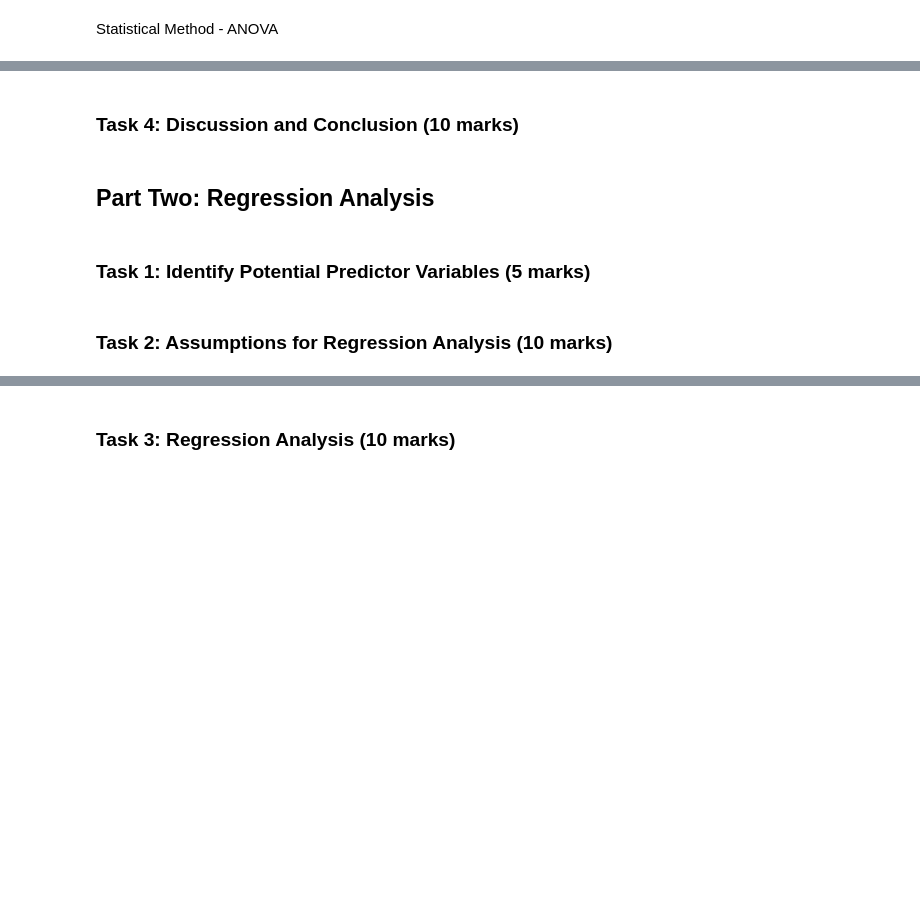
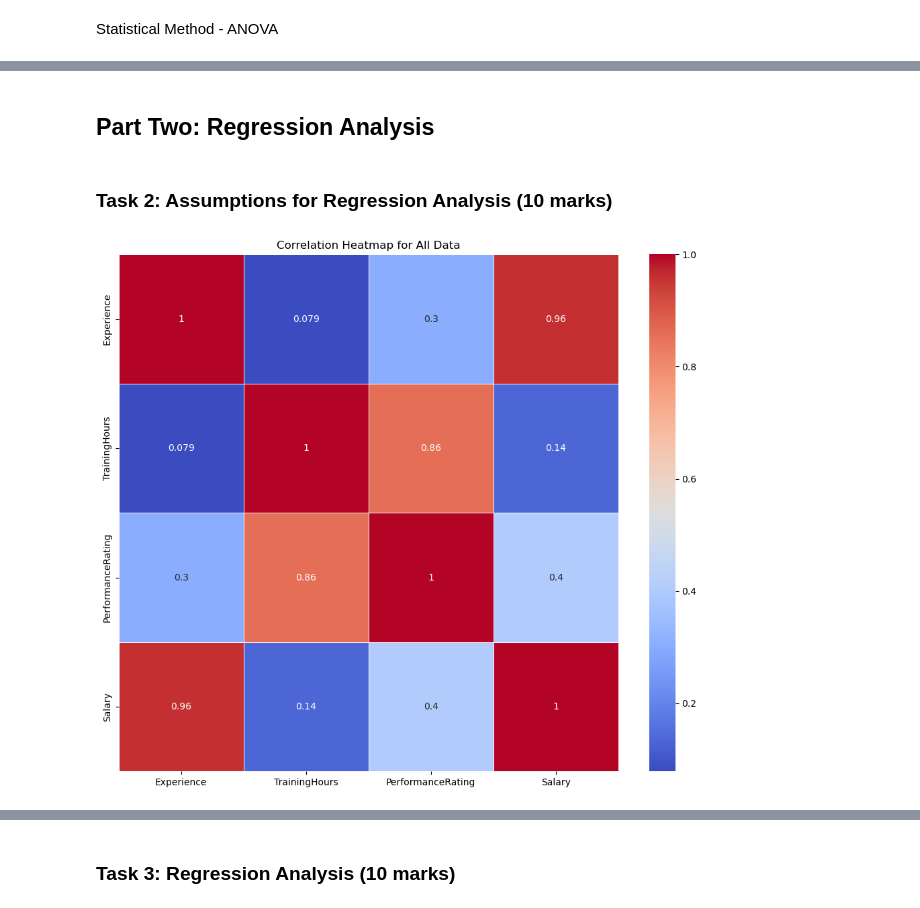
Before and after one commit to lroygard/DataAnalysis, a Jupyter notebook: DataAnalysis.ipynb, the cells around one changed output, grey strips where cells are left out. Cells and saved outputs as stored; diff of their text form; code cells hidden in the pictures; blank space fills up the shorter version.

```diff
--- a/DataAnalysis.ipynb
+++ b/DataAnalysis.ipynb
@@ -78,4 +75,0 @@ plt.show()
-# %%
-df['adjusted'] = df['PerformanceRating']/(df['Experience']+1)
-
-df['adjusted']
@@ -142,9 +123,17 @@ P-value: 0.0000003205464871010758693855820841006610
 Confidence Level: 0.05
-# %% [markdown]
-### Task 4: Discussion and Conclusion (10 marks)
 # %% [markdown]
 ## Part Two: Regression Analysis
-# %% [markdown]
-### Task 1: Identify Potential Predictor Variables (5 marks)
 # %% [markdown]
 ### Task 2: Assumptions for Regression Analysis (10 marks)
+# %%
+data = df[['Experience', 'TrainingHours', 'PerformanceRating', 'Salary', 'Department']]
+# %%
+corr_matrix = data.corr()
+
+# Create a heatmap
+plt.figure(figsize=(12, 10))
+sns.heatmap(corr_matrix, annot=True, cmap='coolwarm', linewidths=0.5)
+plt.title('Correlation Heatmap for All Data')
+plt.show()
+# %% [output]
+[figure, added]
```
Also changed, not shown: parts of 5 cells of this notebook.
